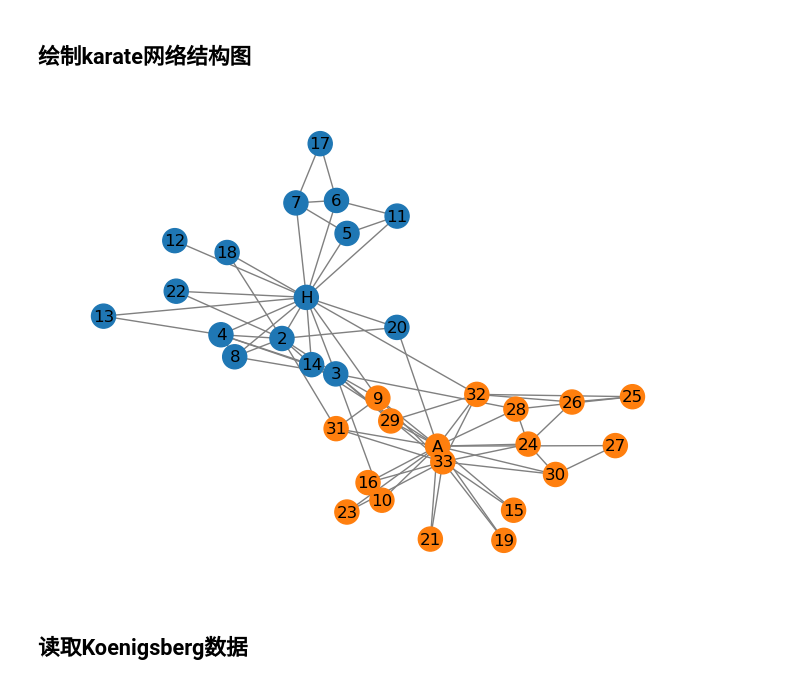
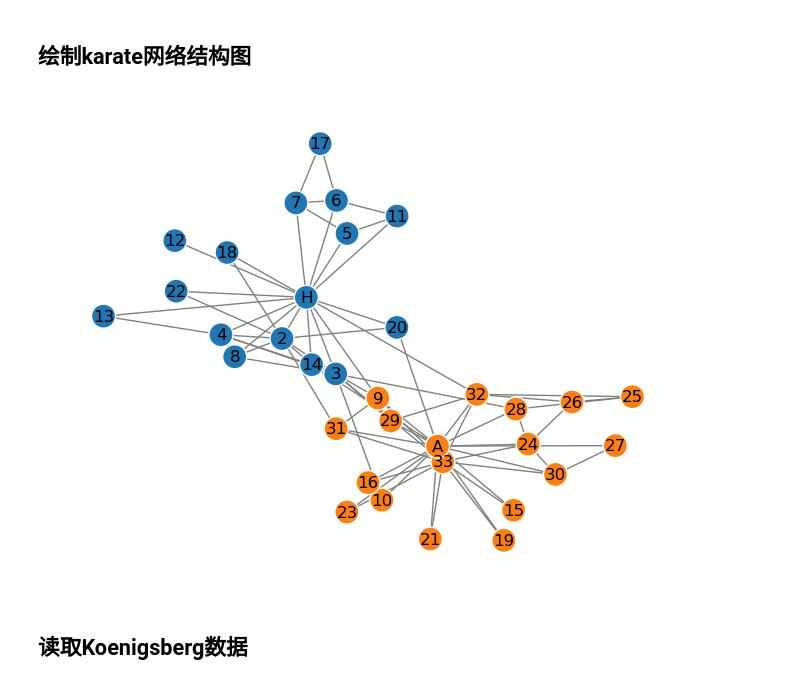
Before and after one commit to z-my-cn/NSDA, a Jupyter notebook: Code/Python/Ch01.ipynb, the cells around one changed output. Cells and saved outputs as stored; diff of their text form; code cells hidden in the pictures.

Commit message:
Update Ch01 plot

```diff
--- a/Code/Python/Ch01.ipynb
+++ b/Code/Python/Ch01.ipynb
@@ -29,12 +29,13 @@ Edge list:
 # %%
 pos = nx.spring_layout(karate, seed=42)
 nx.draw(
     karate, pos,
     labels=nx.get_node_attributes(karate, 'label'),
-    node_color=map_color(karate), edge_color='gray'
+    node_color=map_color(karate), edgecolors='white',
+    edge_color='gray' # ededgecolors 是指节点的边框颜色，而edge_color是指边的颜色
 )
 # %% [output]
-[figure, old version]
+[figure, new version]
 # %% [markdown]
 ## 读取Koenigsberg数据
 # %%
```
Also changed, not shown: parts of 2 cells of this notebook.
